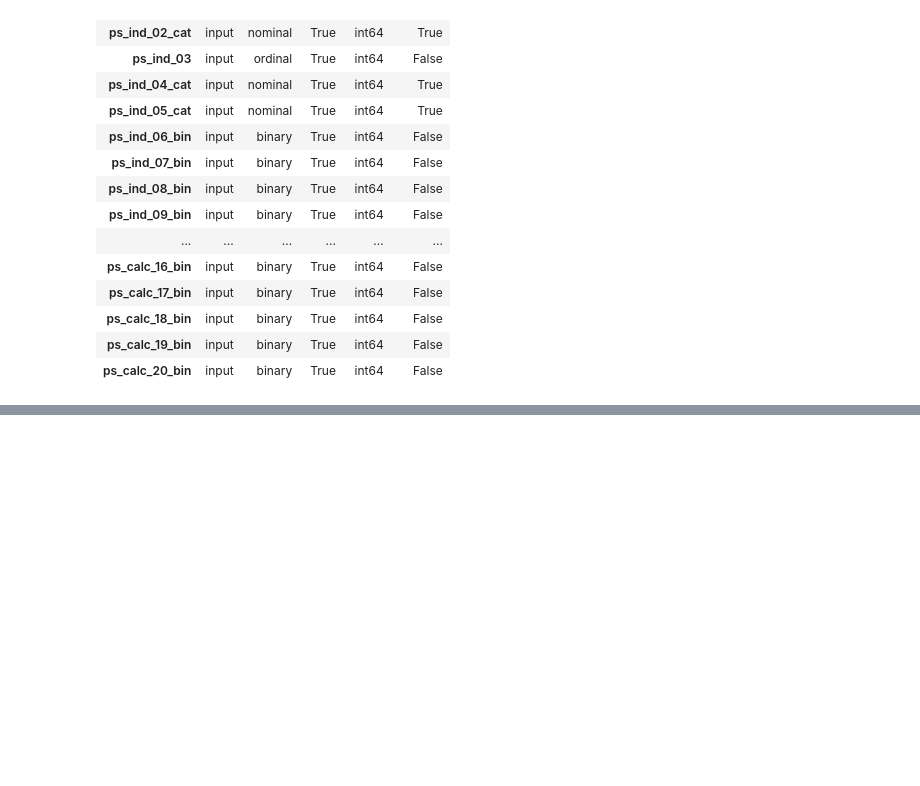
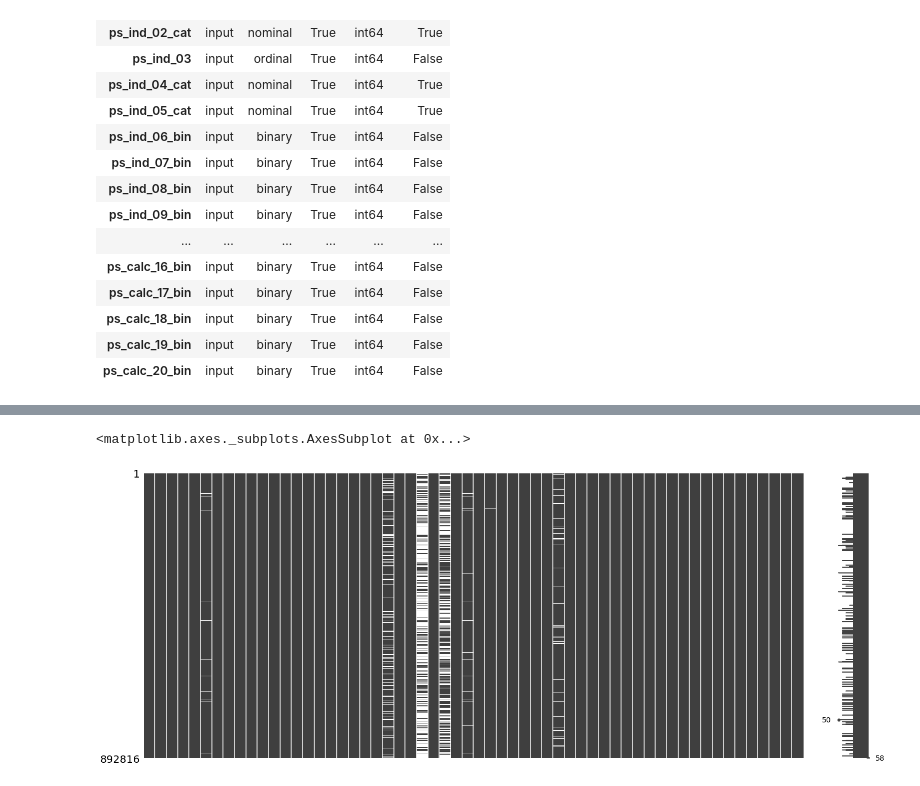
Before and after one commit to hodurie/Kaggle_Challenge, a Jupyter notebook: Porto Seguro/EDA.ipynb, the cells around one changed output, grey strips where cells are left out. Drawn from its saved outputs; the diff is of its cells as text; code cells hidden in the pictures; blank space fills up the shorter version.

```diff
--- a/Porto Seguro/EDA.ipynb
+++ b/Porto Seguro/EDA.ipynb
@@ -148,0 +189,5 @@ test_copy = test.replace(-1, np.NaN)
+# %%
+msno.matrix(test_copy)
+# %% [output]
+<matplotlib.axes._subplots.AxesSubplot at 0x...>
+[figure, added]
```
Also changed, not shown: parts of 50 cells of this notebook.
